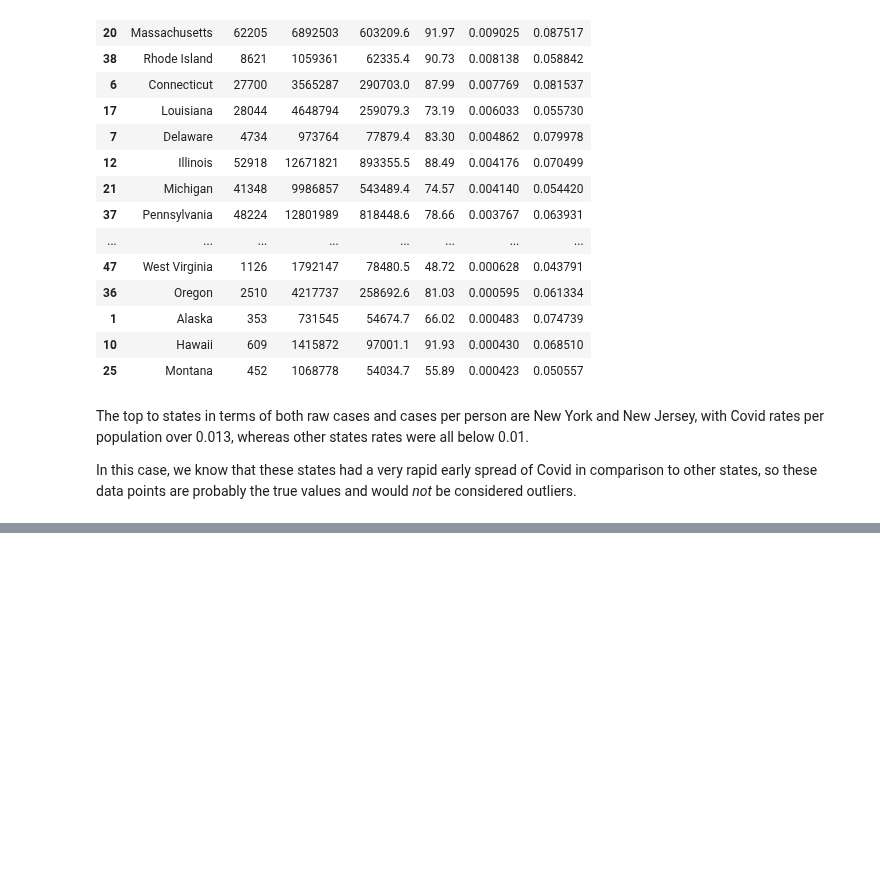
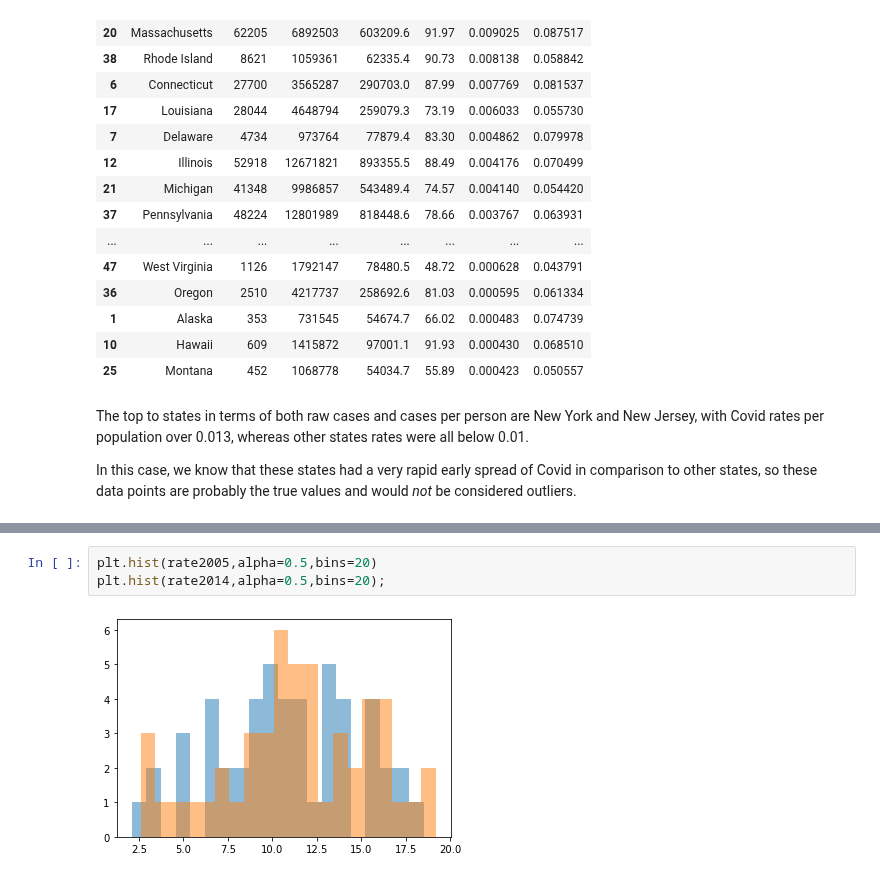
Before and after one commit to tangchen/Foundations-of-Data-Science-with-Python, a Jupyter notebook: _sources/03-first-data/visualization.ipynb, the cells around one changed output, grey strips where cells are left out. Drawn from its saved outputs; the diff is of its cells as text; blank space fills up the shorter version.

```diff
--- a/_sources/03-first-data/visualization.ipynb
+++ b/_sources/03-first-data/visualization.ipynb
@@ -310,0 +368,5 @@ To be specific, we are going to look at the Covid cases per population variable
+# %%
+plt.hist(rate2005,alpha=0.5,bins=20)
+plt.hist(rate2014,alpha=0.5,bins=20);
+# %% [output]
+[figure, added]
```
Also changed, not shown: parts of 31 cells of this notebook, 25 other files.
